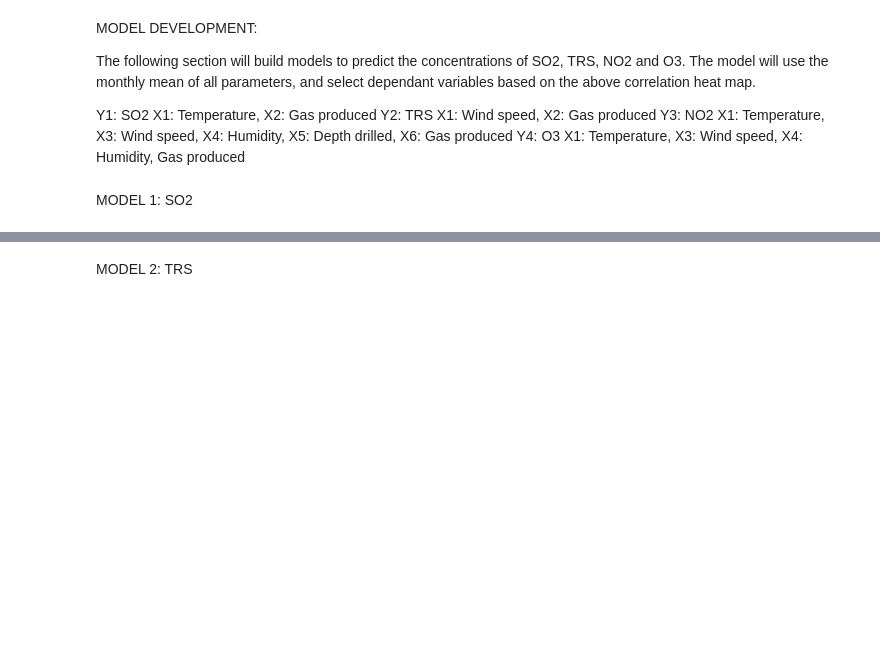
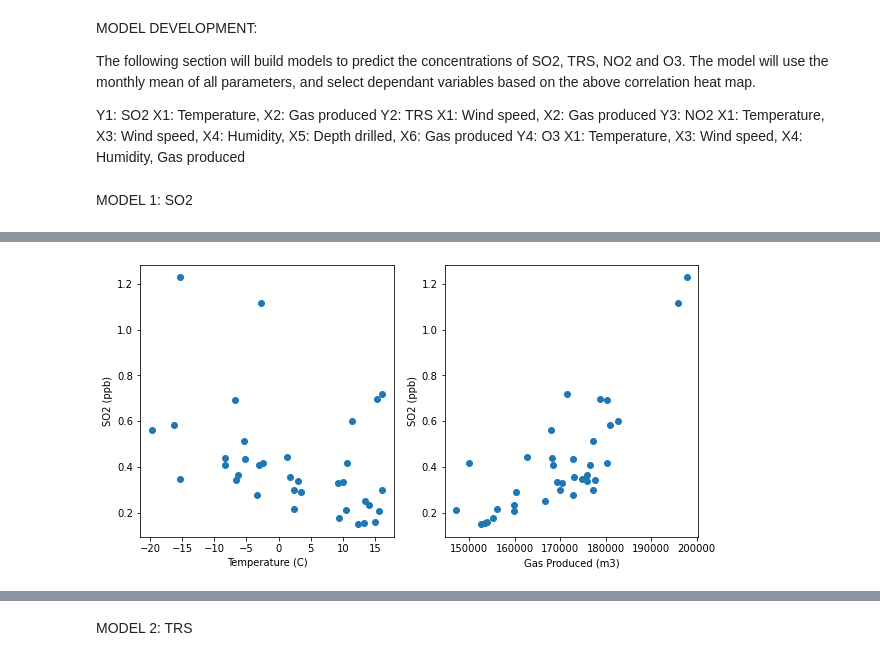
Before and after one commit to mirandadoris/CIV1498_Project2_Pythoneers, a Jupyter notebook: 2-Analysis/Weather_AQ_UOG_Analysis.ipynb, the cells around one changed output, grey strips where cells are left out. Cells and saved outputs as stored; diff of their text form; code cells hidden in the pictures; blank space fills up the shorter version.

```diff
--- a/2-Analysis/Weather_AQ_UOG_Analysis.ipynb
+++ b/2-Analysis/Weather_AQ_UOG_Analysis.ipynb
@@ -177,0 +258,19 @@ MODEL 1: SO2
+# %%
+# Lets look at the trends in scatter plot form
+y = month_mean['SO2']
+x1 = month_mean['TEMP_MEAN_(C)']
+x2 = month_mean['gas_prod_vol_m3']
+
+fig, (ax1, ax2) = plt.subplots(1,2, figsize=(10,5))
+
+ax1.scatter(x1,y)
+ax1.set_xlabel('Temperature (C)')
+ax1.set_ylabel('SO2 (ppb)')
+ax2.scatter(x2,y)
+ax2.set_xlabel('Gas Produced (m3)')
+ax2.set_ylabel('SO2 (ppb)')
+
+
+plt.show()
+# %% [output]
+[figure, added]
```
Also changed, not shown: parts of 14 cells of this notebook.
